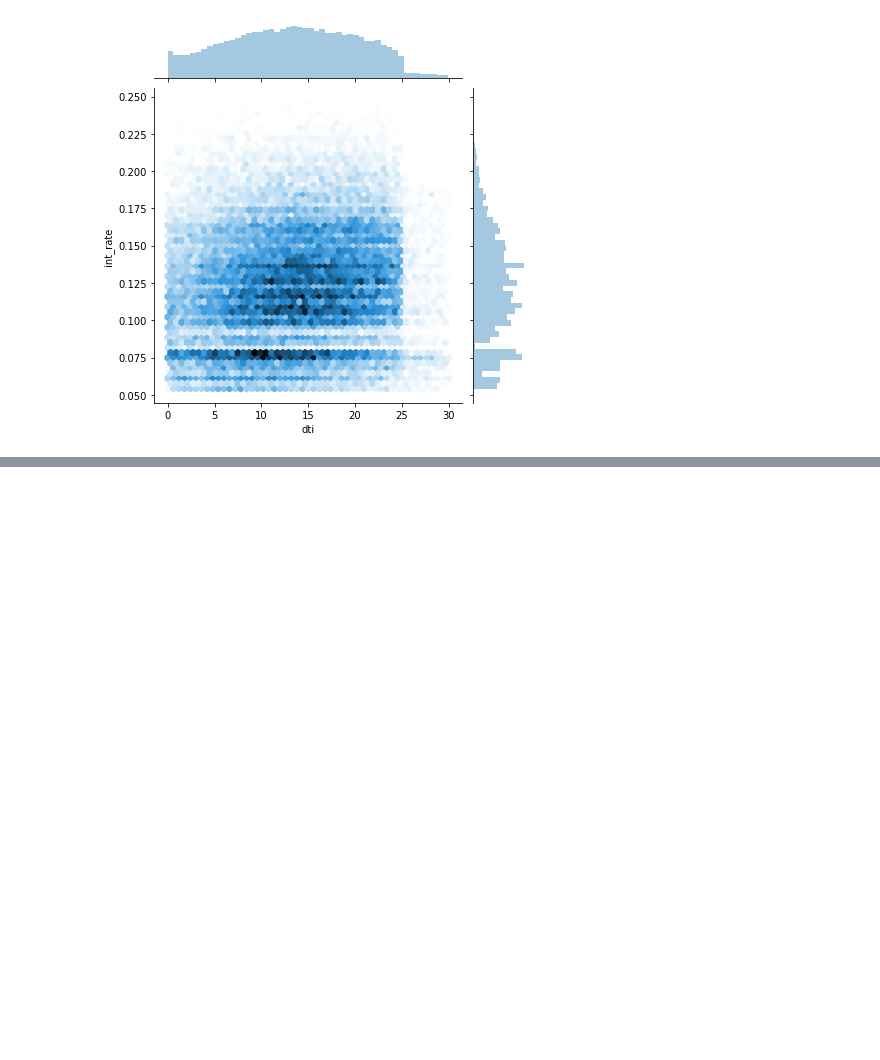
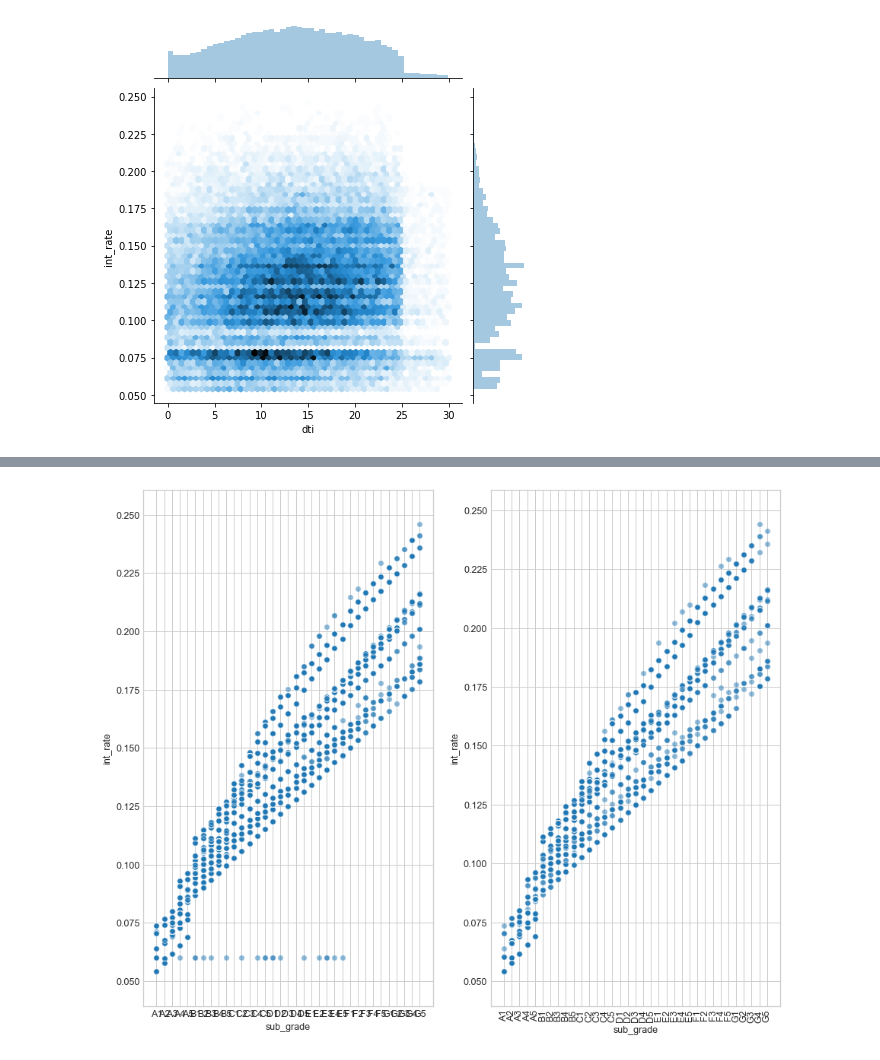
Before and after one commit to torben90/NF_Prj_LendingClub, a Jupyter notebook: sub_notebooks/INI_EDA_Torben.ipynb, the cells around one changed output, grey strips where cells are left out. Saved outputs shown, nothing was run; the diff lists cells and outputs as text; code cells hidden in the pictures; blank space fills up the shorter version.

```diff
--- a/sub_notebooks/INI_EDA_Torben.ipynb
+++ b/sub_notebooks/INI_EDA_Torben.ipynb
@@ -451,0 +460,7 @@ sns.countplot(x='int_rate', hue='grade',data=df_clean)
+# %%
+f, (ax1, ax2) = plt.subplots(nrows=1, ncols=2, figsize=(12,10), dpi=90)
+g= sns.scatterplot(x='sub_grade',y='int_rate',data=df_clean.query('target==1').sort_values('sub_grade'),alpha=.5,ax=ax1)
+g= sns.scatterplot(x='sub_grade',y='int_rate',data=df_clean.query('target==0').sort_values('sub_grade'),alpha=.5,ax=ax2)
+plt.xticks(rotation=90);
+# %% [output]
+[figure, added]
```
Also changed, not shown: parts of 19 cells of this notebook.
